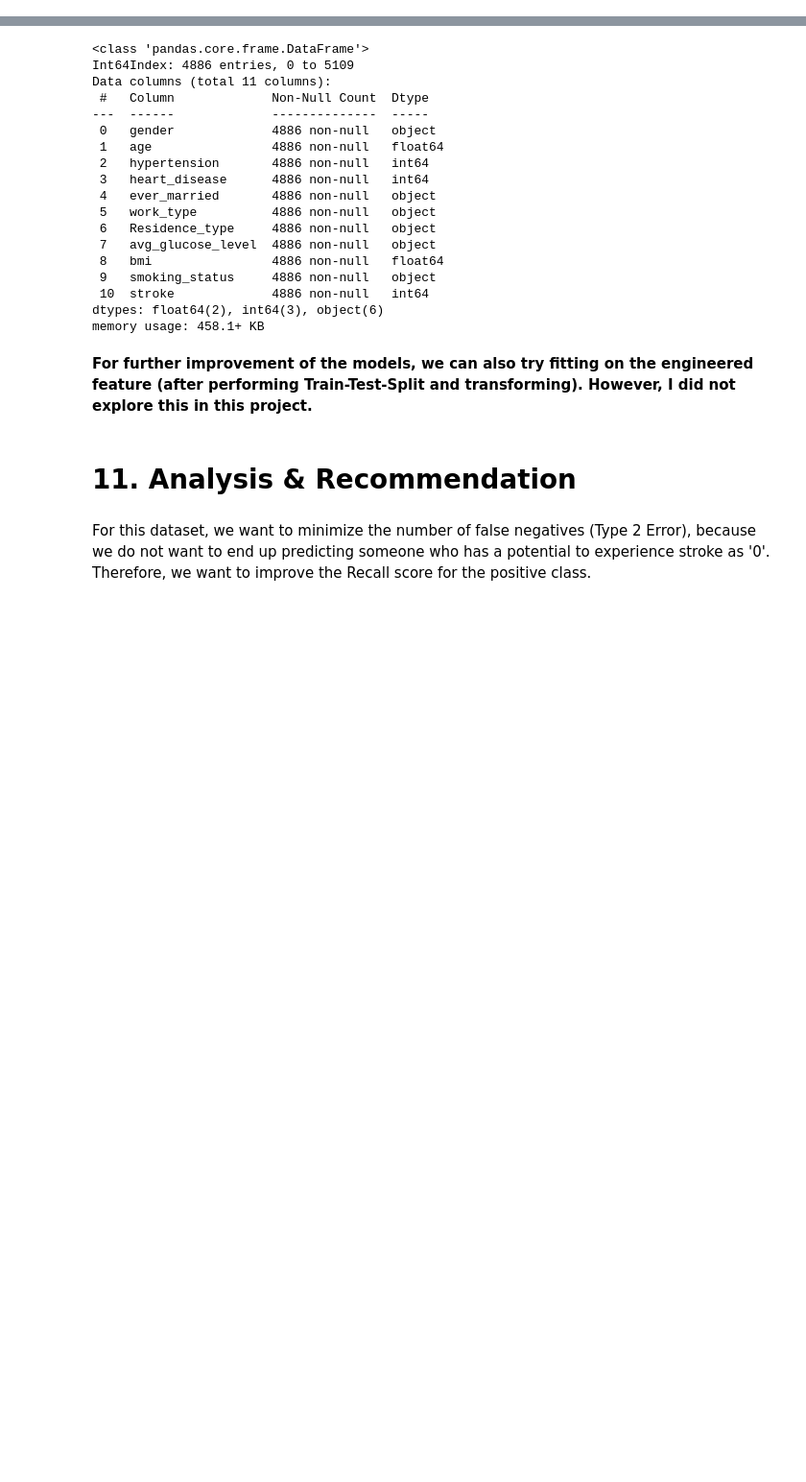
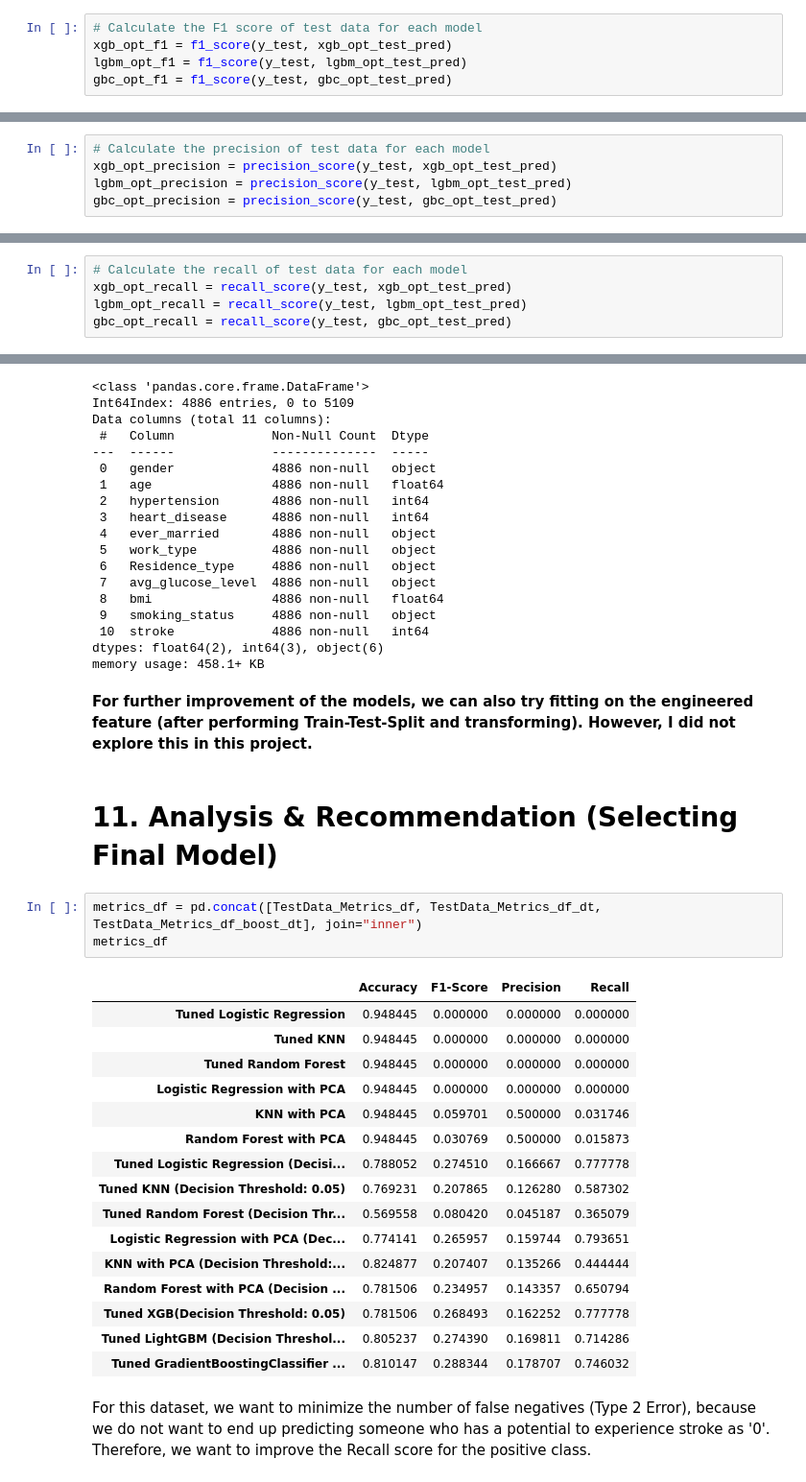
Before and after one commit to ericakitano/Project-2-Stroke-Prediction-, a Jupyter notebook: Stroke_Prediction.ipynb, the cells around one changed output, grey strips where cells are left out. Shown at 96% size. Cells and saved outputs as stored; diff of their text form; blank space fills up the shorter version.

```diff
--- a/Stroke_Prediction.ipynb
+++ b/Stroke_Prediction.ipynb
@@ -2222,0 +2365,5 @@ weighted avg       0.93      0.78      0.84      1222
+# %%
+# Calculate the F1 score of test data for each model
+xgb_opt_f1 = f1_score(y_test, xgb_opt_test_pred)
+lgbm_opt_f1 = f1_score(y_test, lgbm_opt_test_pred)
+gbc_opt_f1 = f1_score(y_test, gbc_opt_test_pred)
@@ -2222,0 +2372,5 @@ weighted avg       0.93      0.78      0.84      1222
+# %%
+# Calculate the precision of test data for each model
+xgb_opt_precision = precision_score(y_test, xgb_opt_test_pred)
+lgbm_opt_precision = precision_score(y_test, lgbm_opt_test_pred)
+gbc_opt_precision = precision_score(y_test, gbc_opt_test_pred)
@@ -2222,0 +2379,5 @@ weighted avg       0.93      0.78      0.84      1222
+# %%
+# Calculate the recall of test data for each model
+xgb_opt_recall = recall_score(y_test, xgb_opt_test_pred)
+lgbm_opt_recall = recall_score(y_test, lgbm_opt_test_pred)
+gbc_opt_recall = recall_score(y_test, gbc_opt_test_pred)
@@ -2288,7 +2470,27 @@ memory usage: 458.1+ KB
 # %% [markdown]
 **For further improvement of the models, we can also try fitting on the engineered feature (after performing Train-Test-Split and transforming). However, I did not explore this in this project.**
 # %% [markdown]
-# **11. Analysis & Recommendation**
+# **11. Analysis & Recommendation (Selecting Final Model)**
+# %%
+metrics_df = pd.concat([TestData_Metrics_df, TestData_Metrics_df_dt, TestData_Metrics_df_boost_dt], join="inner")
+metrics_df
+# %% [output]
+|  | Accuracy | F1-Score | Precision | Recall |
+| Tuned Logistic Regression | 0.948445 | 0.000000 | 0.000000 | 0.000000 |
+| Tuned KNN | 0.948445 | 0.000000 | 0.000000 | 0.000000 |
+| Tuned Random Forest | 0.948445 | 0.000000 | 0.000000 | 0.000000 |
+| Logistic Regression with PCA | 0.948445 | 0.000000 | 0.000000 | 0.000000 |
+| KNN with PCA | 0.948445 | 0.059701 | 0.500000 | 0.031746 |
+| Random Forest with PCA | 0.948445 | 0.030769 | 0.500000 | 0.015873 |
+| Tuned Logistic Regression (Decisi... | 0.788052 | 0.274510 | 0.166667 | 0.777778 |
+| Tuned KNN (Decision Threshold: 0.05) | 0.769231 | 0.207865 | 0.126280 | 0.587302 |
+| Tuned Random Forest (Decision Thr... | 0.569558 | 0.080420 | 0.045187 | 0.365079 |
+| Logistic Regression with PCA (Dec... | 0.774141 | 0.265957 | 0.159744 | 0.793651 |
+| KNN with PCA (Decision Threshold:... | 0.824877 | 0.207407 | 0.135266 | 0.444444 |
+| Random Forest with PCA (Decision ... | 0.781506 | 0.234957 | 0.143357 | 0.650794 |
+| Tuned XGB(Decision Threshold: 0.05) | 0.781506 | 0.268493 | 0.162252 | 0.777778 |
+| Tuned LightGBM (Decision Threshol... | 0.805237 | 0.274390 | 0.169811 | 0.714286 |
+| Tuned GradientBoostingClassifier ... | 0.810147 | 0.288344 | 0.178707 | 0.746032 |
 # %% [markdown]
 For this dataset, we want to minimize the number of false negatives (Type 2 Error), because we do not want to end up predicting someone who has a potential to experience stroke as '0'. Therefore, we want to improve the Recall score for the positive class.
 # %% [markdown]
```
Also changed, not shown: parts of 21 cells of this notebook.
